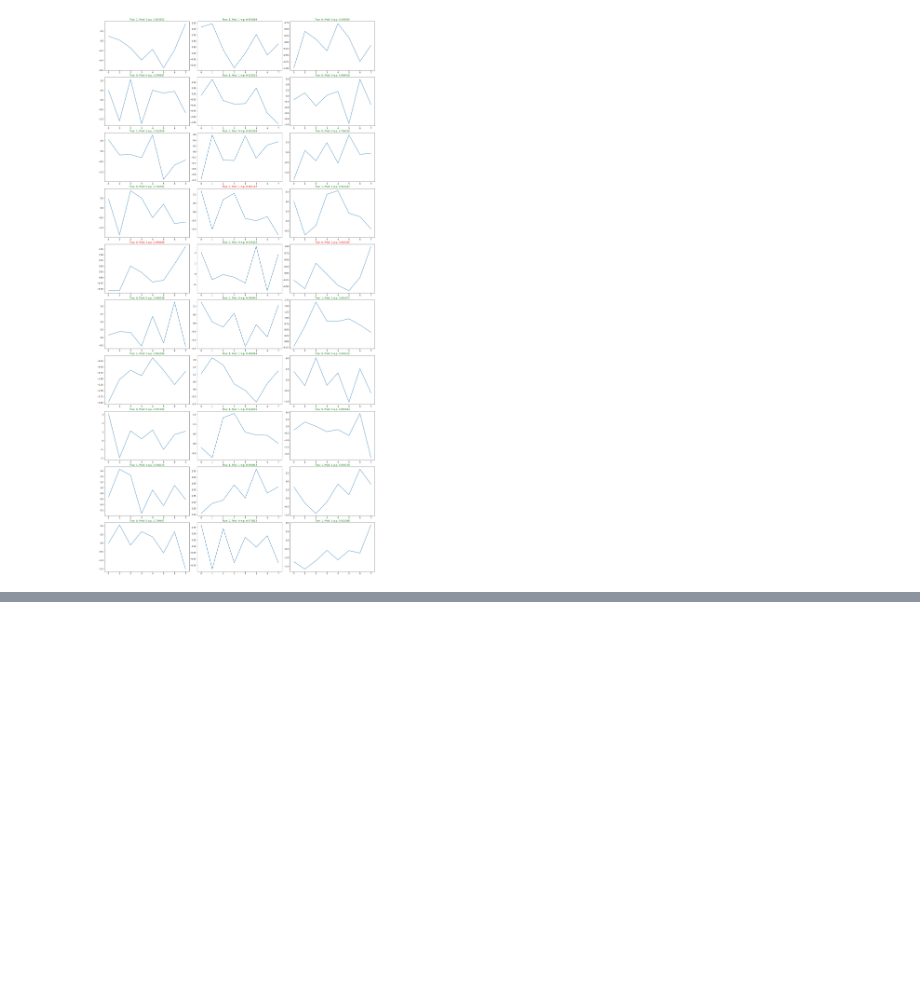
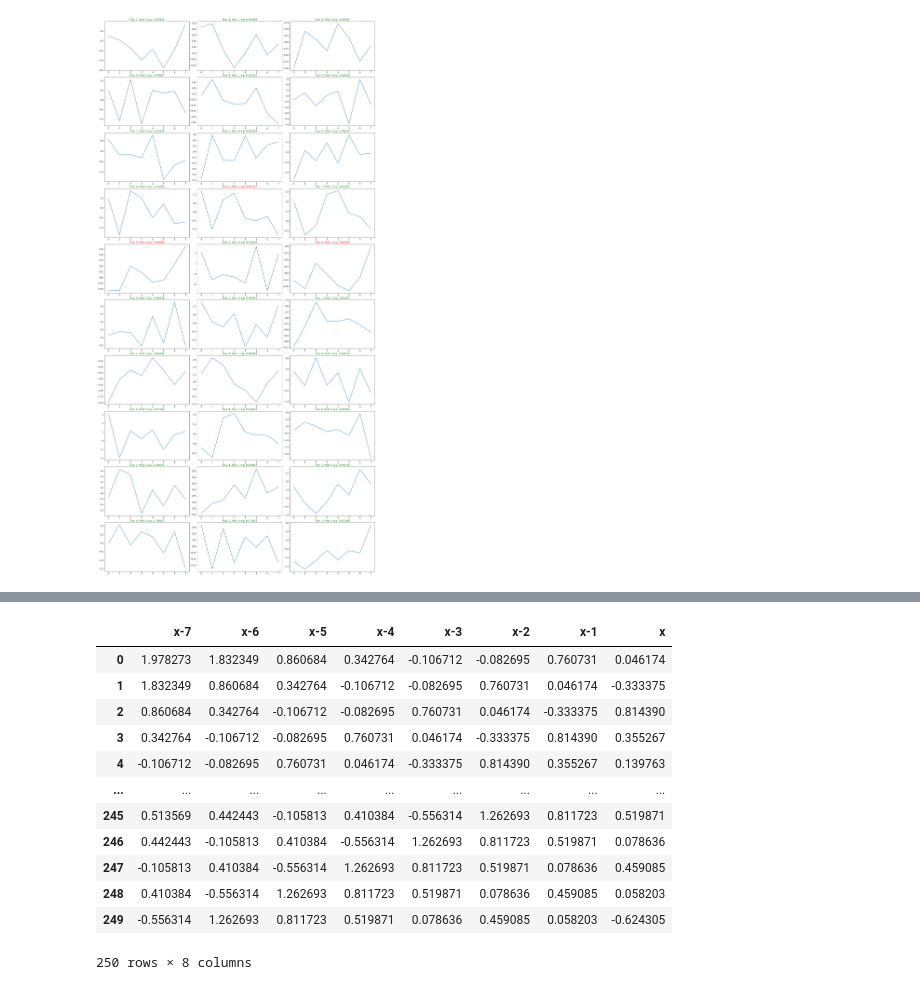
Before and after one commit to galenvincent/seq-GOF, a Jupyter notebook: testing.ipynb, the cells around one changed output, grey strips where cells are left out. Saved outputs shown, nothing was run; the diff lists cells and outputs as text; code cells hidden in the pictures; blank space fills up the shorter version.

```diff
--- a/testing.ipynb
+++ b/testing.ipynb
@@ -526,0 +545,18 @@ def ar_generate(alpha, sigma, n, starters):
+# %%
+real_Z = gof.LongSequence(real_dist.draw(200 + 50 + 8 - 1))
+real_S_set = real_Z.extract_overlap(8)
+real_S_set
+# %% [output]
+|  | x-7 | x-6 | x-5 | x-4 | x-3 | x-2 | x-1 | x |
+| 0 | 1.978273 | 1.832349 | 0.860684 | 0.342764 | -0.106712 | -0.082695 | 0.760731 | 0.046174 |
+| 1 | 1.832349 | 0.860684 | 0.342764 | -0.106712 | -0.082695 | 0.760731 | 0.046174 | -0.333375 |
+| 2 | 0.860684 | 0.342764 | -0.106712 | -0.082695 | 0.760731 | 0.046174 | -0.333375 | 0.814390 |
+| 3 | 0.342764 | -0.106712 | -0.082695 | 0.760731 | 0.046174 | -0.333375 | 0.814390 | 0.355267 |
+| 4 | -0.106712 | -0.082695 | 0.760731 | 0.046174 | -0.333375 | 0.814390 | 0.355267 | 0.139763 |
+| ... | ... | ... | ... | ... | ... | ... | ... | ... |
+| 245 | 0.513569 | 0.442443 | -0.105813 | 0.410384 | -0.556314 | 1.262693 | 0.811723 | 0.519871 |
+| 246 | 0.442443 | -0.105813 | 0.410384 | -0.556314 | 1.262693 | 0.811723 | 0.519871 | 0.078636 |
+| 247 | -0.105813 | 0.410384 | -0.556314 | 1.262693 | 0.811723 | 0.519871 | 0.078636 | 0.459085 |
+| 248 | 0.410384 | -0.556314 | 1.262693 | 0.811723 | 0.519871 | 0.078636 | 0.459085 | 0.058203 |
+| 249 | -0.556314 | 1.262693 | 0.811723 | 0.519871 | 0.078636 | 0.459085 | 0.058203 | -0.624305 |
+250 rows × 8 columns
```
Also changed, not shown: parts of 25 cells of this notebook, 1 other file.
